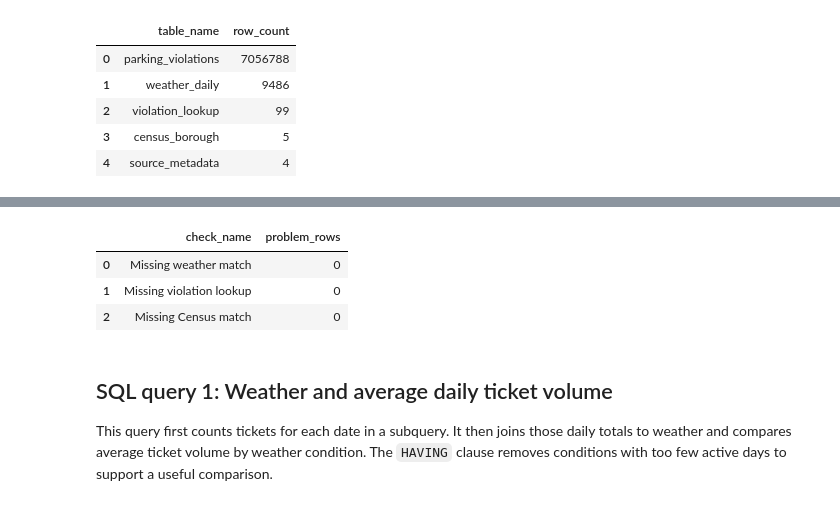
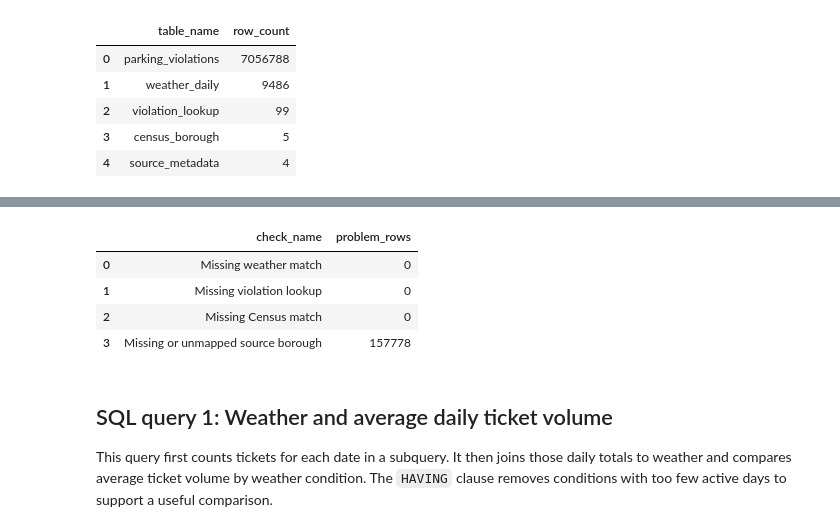
Before and after one commit to JaysonC41/parkinganalytics, a Jupyter notebook: notebooks/02_build_sqlite_database.ipynb, the cells around one changed output, grey strips where cells are left out. Saved outputs shown, nothing was run; the diff lists cells and outputs as text; code cells hidden in the pictures.

```diff
--- a/notebooks/02_build_sqlite_database.ipynb
+++ b/notebooks/02_build_sqlite_database.ipynb
@@ -133,33 +134,40 @@ These checks look for parking rows that fail to find a matching weather date, vi
 # %%
 relationship_checks = pd.read_sql_query(
     """
     SELECT 'Missing weather match' AS check_name, COUNT(*) AS problem_rows
     FROM parking_violations AS p
     LEFT JOIN weather_daily AS w ON w.weather_date = p.issue_date
     WHERE w.weather_date IS NULL
 
     UNION ALL
 
     SELECT 'Missing violation lookup', COUNT(*)
     FROM parking_violations AS p
     LEFT JOIN violation_lookup AS v ON v.violation_code = p.violation_code
     WHERE p.violation_code IS NOT NULL AND v.violation_code IS NULL
 
     UNION ALL
 
     SELECT 'Missing Census match', COUNT(*)
     FROM parking_violations AS p
     LEFT JOIN census_borough AS c ON c.borough = p.borough
     WHERE p.borough IS NOT NULL AND c.borough IS NULL
+
+    UNION ALL
+
+    SELECT 'Missing or unmapped source borough', COUNT(*)
+    FROM parking_violations AS p
+    WHERE p.borough IS NULL
     """,
     connection,
 )
 relationship_checks
 # %% [output]
 |  | check_name | problem_rows |
 | 0 | Missing weather match | 0 |
 | 1 | Missing violation lookup | 0 |
 | 2 | Missing Census match | 0 |
+| 3 | Missing or unmapped source borough | 157778 |
 # %% [markdown]
 ## SQL query 1: Weather and average daily ticket volume
 
```
Also changed, not shown: parts of 11 cells of this notebook, 8 other files.
